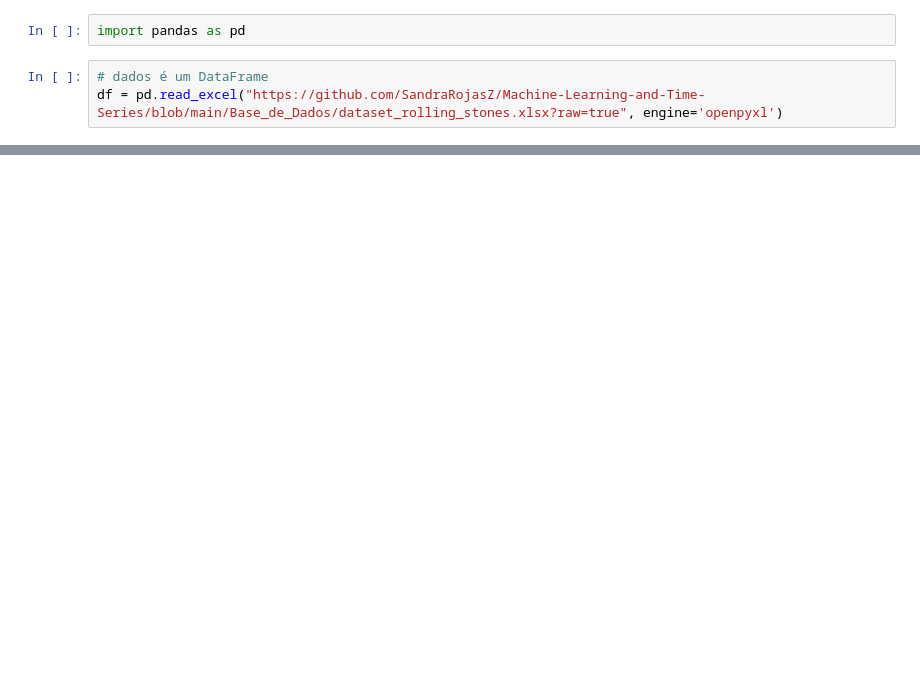
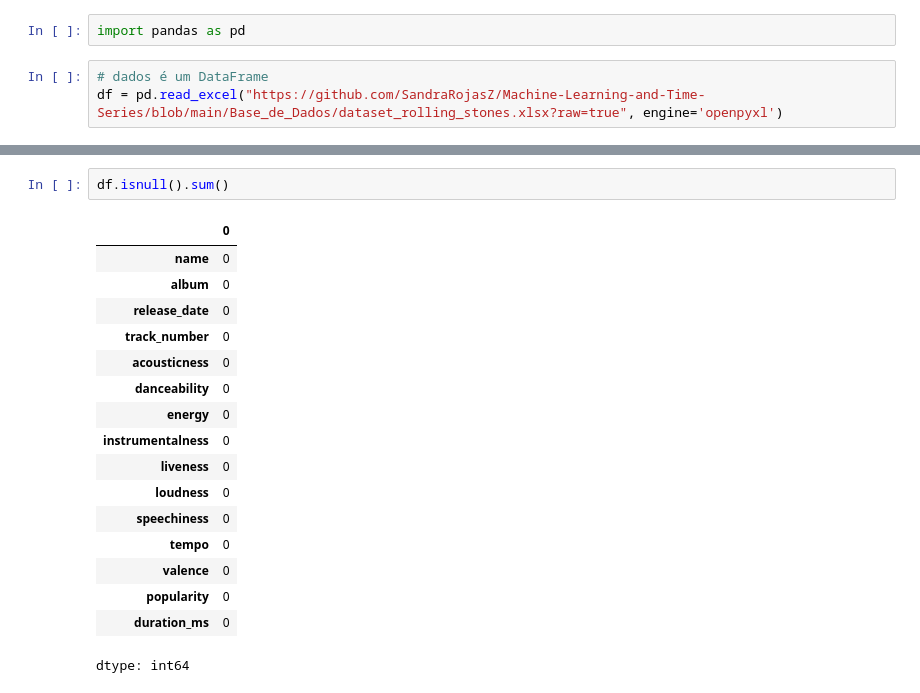
Before and after one commit to SandraRojasZ/Machine-Learning-and-Time-Series, a Jupyter notebook: Aula_2_Análise_Exploratória_de_Dados_(EDA).ipynb, the cells around one changed output, grey strips where cells are left out. Saved outputs shown, nothing was run; the diff lists cells and outputs as text; blank space fills up the shorter version.

```diff
--- a/Aula_2_Análise_Exploratória_de_Dados_(EDA).ipynb
+++ b/Aula_2_Análise_Exploratória_de_Dados_(EDA).ipynb
@@ -14,0 +47,20 @@ df.head()
+# %%
+df.isnull().sum()
+# %% [output]
+|  | 0 |
+| name | 0 |
+| album | 0 |
+| release_date | 0 |
+| track_number | 0 |
+| acousticness | 0 |
+| danceability | 0 |
+| energy | 0 |
+| instrumentalness | 0 |
+| liveness | 0 |
+| loudness | 0 |
+| speechiness | 0 |
+| tempo | 0 |
+| valence | 0 |
+| popularity | 0 |
+| duration_ms | 0 |
+dtype: int64
```
Also changed, not shown: parts of 11 cells of this notebook.
